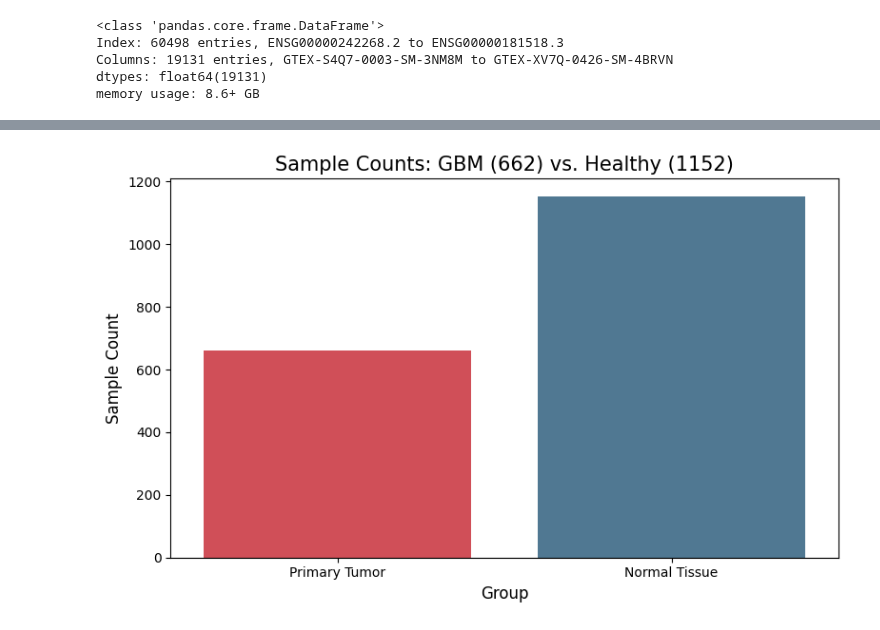
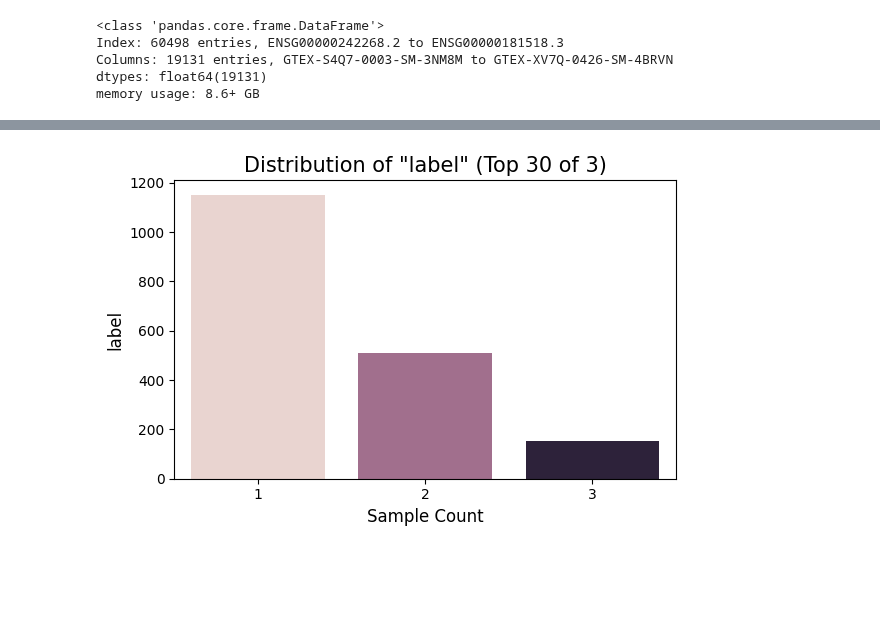
Before and after one commit to tobitotaku/ai-brain-tumor, a Jupyter notebook: preprocessing_stream_c.ipynb, the cells around one changed output, grey strips where cells are left out. Saved outputs shown, nothing was run; the diff lists cells and outputs as text; code cells hidden in the pictures; blank space fills up the shorter version.

Commit message:
proper label mapping. EDA PCA & batch effect

```diff
--- a/preprocessing_stream_c.ipynb
+++ b/preprocessing_stream_c.ipynb
@@ -304,27 +381,29 @@ memory usage: 127.5+ KB
-# %%
-# --- 3. Create the single plot ---
-
-plt.figure(figsize=(8, 5))
-
-num_gbm = len(b_combined_metadata[b_combined_metadata['_sample_type']=='Primary Tumor'])
-num_gtex = len(b_combined_metadata[b_combined_metadata['_sample_type']=='Normal Tissue'])
-plot_title = f'Sample Counts: GBM ({num_gbm}) vs. Healthy ({num_gtex})'
-
-sns.countplot(
-    x='_sample_type', # Use x-axis for a vertical bar chart
-    data=b_combined_metadata,
-    hue='_sample_type', # Use hue to get colors
-    legend=False,
-    palette=['#E63946', '#457B9D'] # Red for unhealthy, Blue for healthy
-)
-
-plt.title(plot_title, fontsize=15)
-plt.xlabel('Group', fontsize=12)
-plt.ylabel('Sample Count', fontsize=12)
-plt.tight_layout()
-plt.show()
-# %% [output]
-[figure, removed]
+# %%
+col = 'label'
+plt.figure(figsize=(6, 4))
+
+top_n = 30
+num_categories = combined_metadata_df[col].nunique()
+
+plot_title = f'Distribution of "{col}" (Top {top_n} of {num_categories})'
+top_categories = combined_metadata_df[col].value_counts().nlargest(top_n).index
+
+sns.countplot(
+    x=col,
+    data=combined_metadata_df,
+    order=top_categories,
+    hue=col,
+    legend=False,
+    # palette=['#E63946', '#457B9D']
+)
+
+plt.title(plot_title, fontsize=15)
+plt.xlabel('Sample Count', fontsize=12)
+plt.ylabel(col, fontsize=12)
+plt.tight_layout()
+plt.show()
+# %% [output]
+[figure, added]
 # %%
 # --- 1. Combine Metadata & Get Final Sample List ---
 # We already created b_gbm_metadata and b_gtex_metadata in the last step
```
Also changed, not shown: parts of 24 cells of this notebook.
